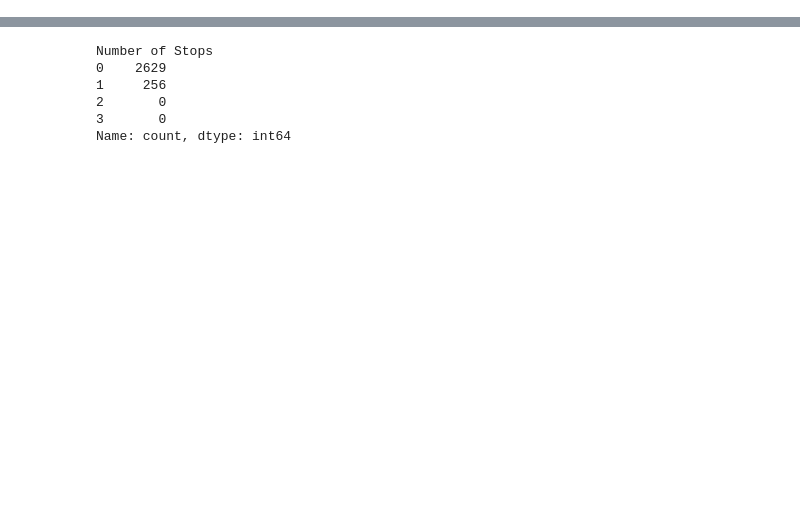
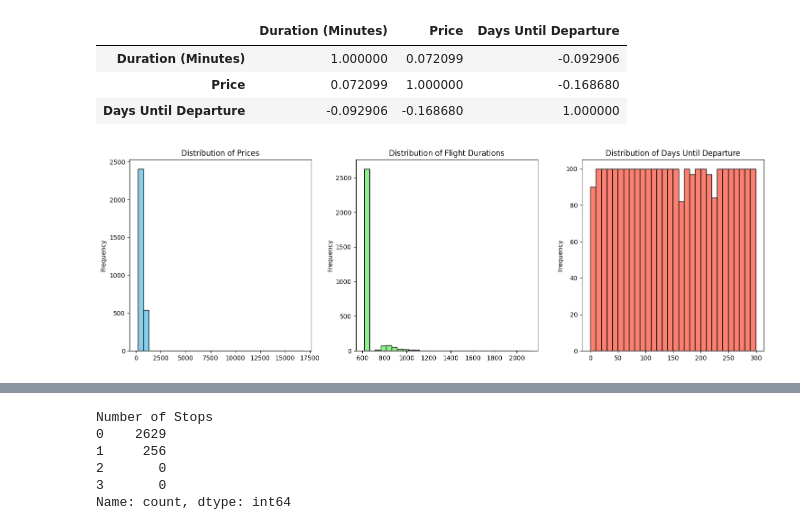
Before and after one commit to katrinekjaergaard/dsp-flight, a Jupyter notebook: flight_ticket_analysis.ipynb, the cells around one changed output, grey strips where cells are left out. Cells and saved outputs as stored; diff of their text form; code cells hidden in the pictures; blank space fills up the shorter version.

```diff
--- a/EDA_flight.ipynb
+++ b/flight_ticket_analysis.ipynb
@@ -9,6 +109,0 @@ from datetime import datetime as dt
-# %%
-# Loading the dataset
-df = pd.read_csv("flight_data.csv")
-
-# Assign today's date to all rows in the 'Search Date' column
-df['Search Date'] = datetime.today().strftime('%Y-%m-%d')
@@ -78,11 +109,0 @@ To simplify further analysis we extract the date and time from "Departure Time"
-# %%
-df['Departure Date'] = df['Departure Time'].dt.strftime('%Y-%m-%d')
-df['Arrival Date'] = df['Arrival Time'].dt.strftime('%Y-%m-%d')
-
-# Create new columns with just the time
-df['Departure Time Only'] = df['Departure Time'].dt.strftime('%H:%M:%S')
-df['Arrival Time Only'] = df['Arrival Time'].dt.strftime('%H:%M:%S')
-
-
-# Assume 'df' is your existing DataFrame and 'Column1' and 'Column2' are the names of the columns you want to remove
-df = df.drop(['Departure Time', 'Arrival Time', 'Flight Number'], axis=1)
@@ -90,0 +124,27 @@ df_test = pd.read_csv("flight_data.csv")
+# %%
+# Correlation matrix of numeric variables
+df_numeric = df.select_dtypes(include=[np.number])
+df_numeric.corr().T
+# %% [output]
+|  | Duration (Minutes) | Price | Days Until Departure |
+| Duration (Minutes) | 1.000000 | 0.072099 | -0.092906 |
+| Price | 0.072099 | 1.000000 | -0.168680 |
+| Days Until Departure | -0.092906 | -0.168680 | 1.000000 |
+# %%
+# We create 3 plots of our numeric variables to look at their distribution
+fig, axes = plt.subplots(1, 3, figsize=(15, 5))
+
+# Plot histograms for each column
+df['Price'].plot.hist(ax=axes[0], bins=30, color='skyblue', edgecolor='black')
+axes[0].set_title('Distribution of Prices')
+
+df['Duration (Minutes)'].plot.hist(ax=axes[1], bins=30, color='lightgreen', edgecolor='black')
+axes[1].set_title('Distribution of Flight Durations')
+
+df['Days Until Departure'].plot.hist(ax=axes[2], bins=30, color='salmon', edgecolor='black')
+axes[2].set_title('Distribution of Days Until Departure')
+
+plt.tight_layout()
+plt.show()
+# %% [output]
+[figure, added]
```
Also changed, not shown: parts of 31 cells of this notebook.
